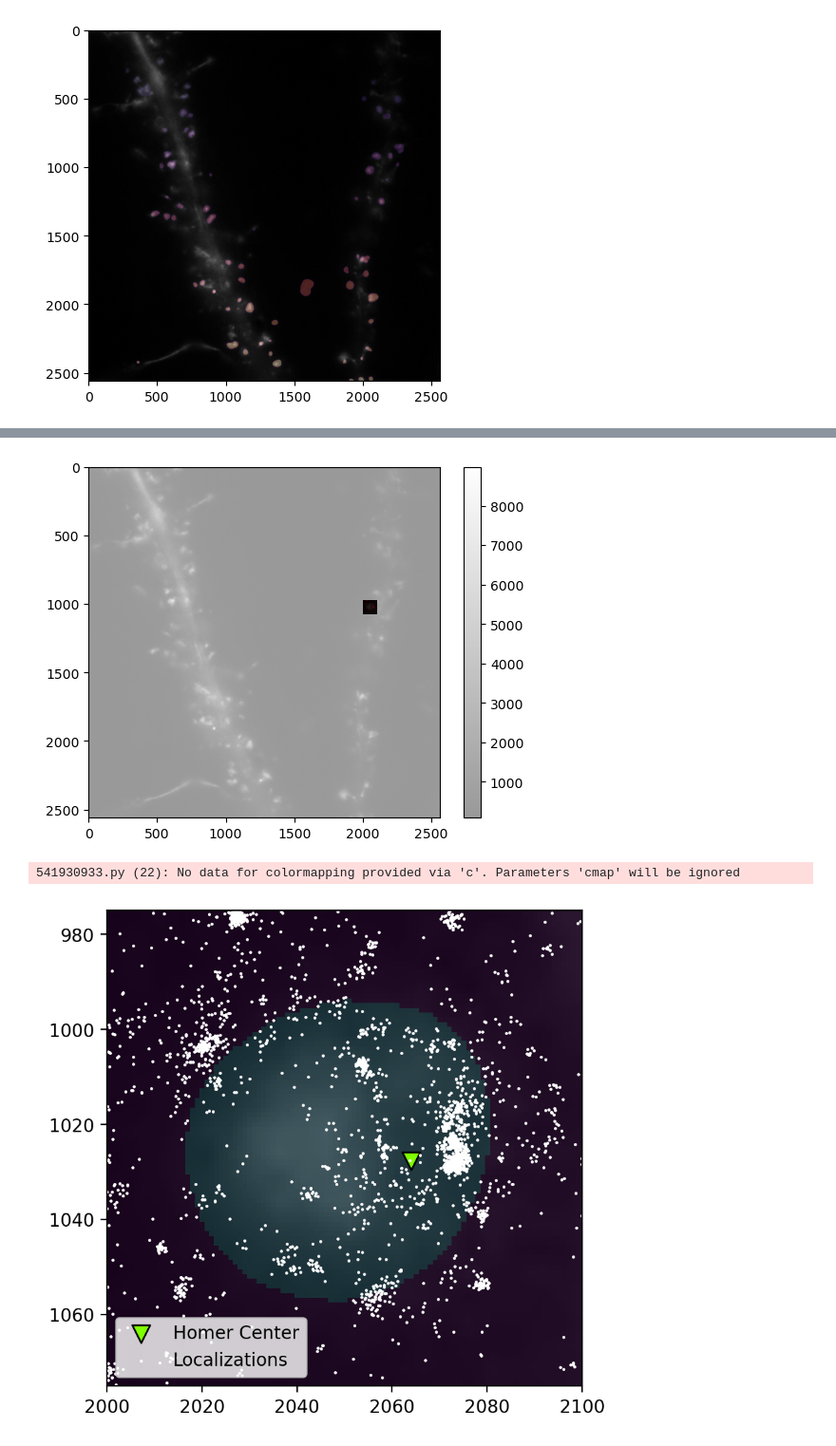
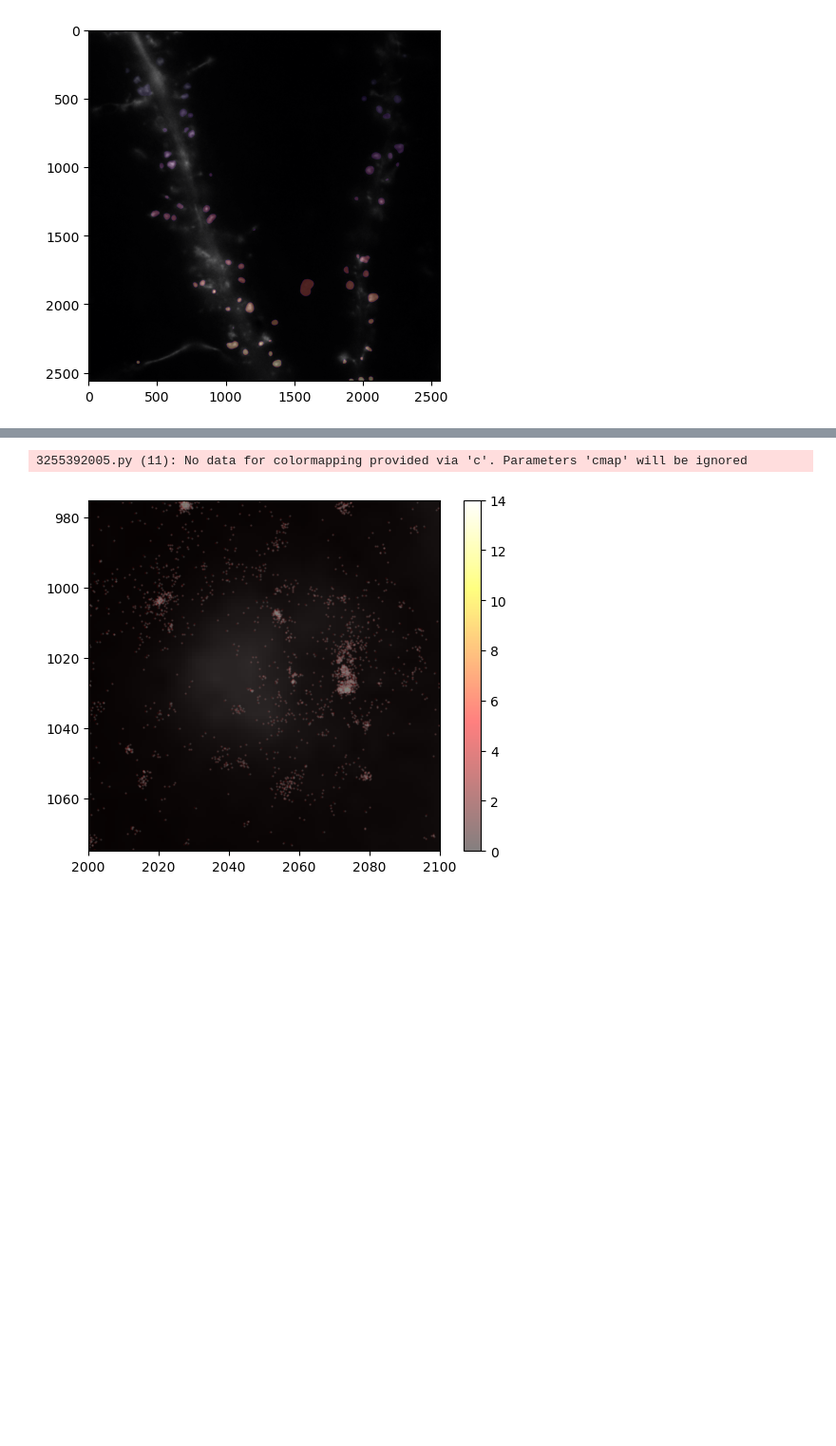
Before and after one commit to Max-Winga/Selvin-Lab-qPAINT-Segmentation, a Jupyter notebook: qPAINT_Segmentation/Experimenting.ipynb, the cells around one changed output, grey strips where cells are left out. Shown at 95% size. Cells and saved outputs as stored; diff of their text form; code cells hidden in the pictures; blank space fills up the shorter version.

```diff
--- a/qPAINT_Segmentation/Experimenting.ipynb
+++ b/qPAINT_Segmentation/Experimenting.ipynb
@@ -186,29 +169,22 @@ No FOV attached to cluster, cannot plot homers
 # %%
 xlim = (2000, 2100)
 ylim = (1075, 975)
 points = GluA2
 points = points_in_area(points, xlim, ylim)
 
-heatmap, xedges, yedges = np.histogram2d(points[:, 0], points[:, 1], bins=(50, 50))
+heatmap, xedges, yedges = np.histogram2d(points[:, 0], points[:, 1], bins=(200, 200))
 extent = [xedges[0], xedges[-1], yedges[0], yedges[-1]]
 # Plot the heatmap
 plt.clf() # Clear current figure
-plt.imshow(heatmap.T, extent=extent, origin='lower', cmap='hot')
-plt.imshow(LifeAct, cmap='gray', alpha=0.4)
+plt.imshow(LifeAct, cmap='gray')
+plt.scatter(points[:, 0], points[:, 1], c='gray', s=0.50, cmap='viridis_r', label="Localizations", alpha=0.2)
+plt.imshow(heatmap.T, extent=extent, origin='lower', cmap='hot', alpha=0.5)
+plt.colorbar() # Add a colorbar to a plot
+# plt.imshow(FOV.spinemap, alpha=0.3)
 
-plt.colorbar() # Add a colorbar to a plot
-plt.show()
-
-plt.figure(dpi=200)
-plt.imshow(LifeAct, cmap='gray')
-plt.imshow(FOV.spinemap, alpha=0.3)
 plt.xlim(*xlim)
 plt.ylim(*ylim)
-FOV.homer_centers.add_to_plot()
-plt.scatter(points[:, 0], points[:, 1], c='white', s=0.50, cmap='viridis_r', label="Localizations")
-plt.legend(loc="lower left")
 plt.show()
 # %% [output]
+3255392005.py (11): No data for colormapping provided via 'c'. Parameters 'cmap' will be ignored
-[figure, old version]
+[figure, new version]
-541930933.py (22): No data for colormapping provided via 'c'. Parameters 'cmap' will be ignored
-[figure, removed]
```
Also changed, not shown: parts of 1 cell of this notebook, 2 other files.
